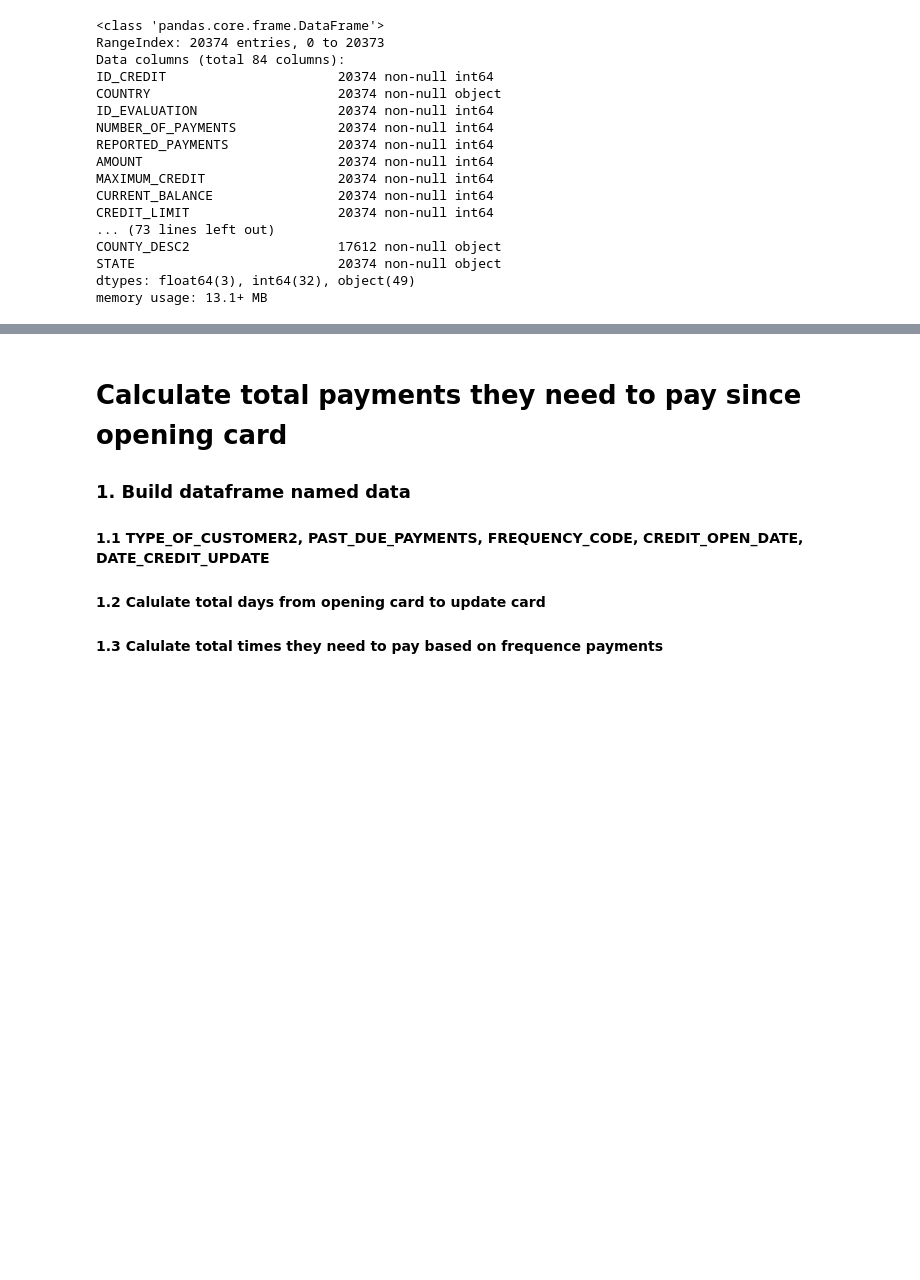
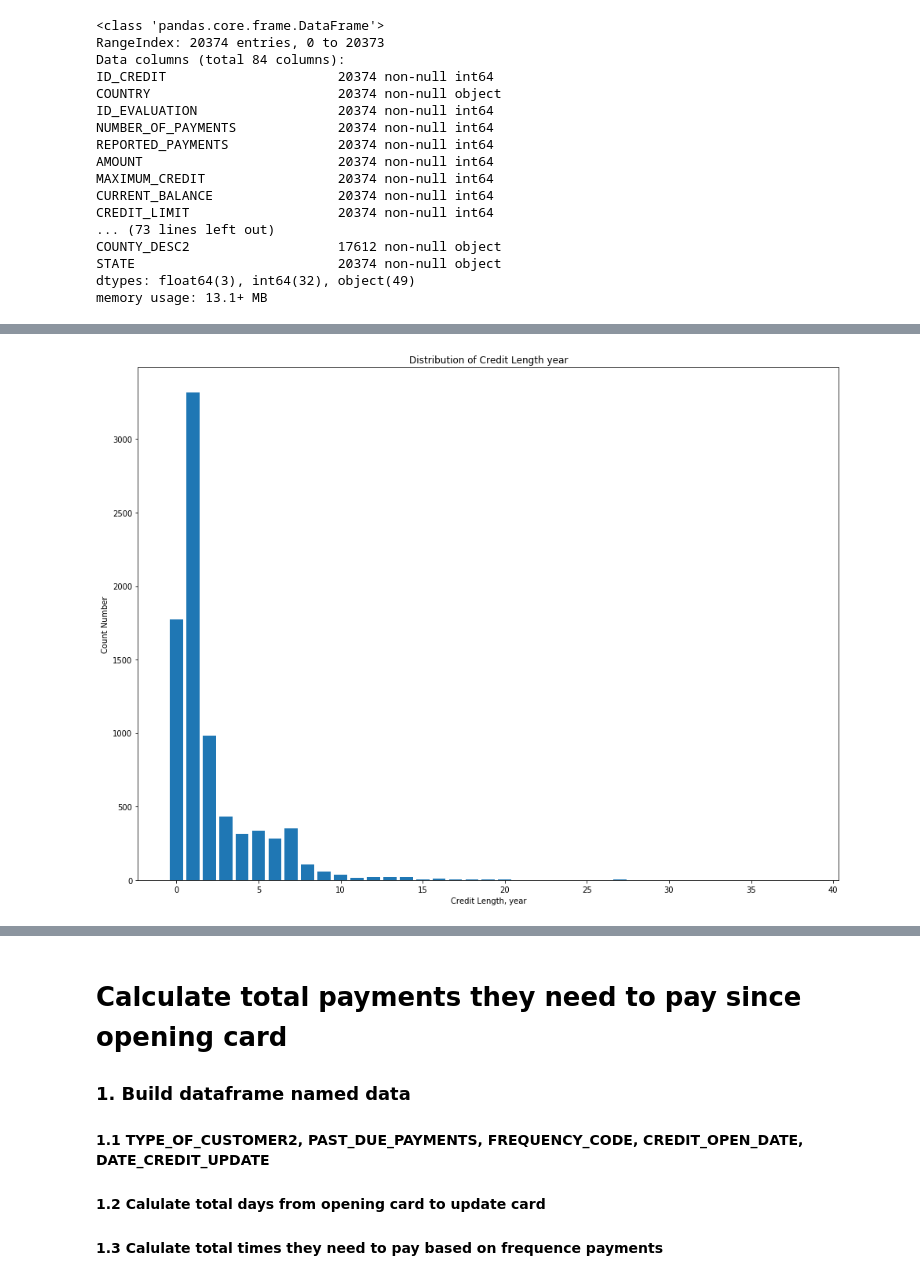
Before and after one commit to danaoke/Bank1, a Jupyter notebook: Data_process.ipynb, the cells around one changed output, grey strips where cells are left out. Saved outputs shown, nothing was run; the diff lists cells and outputs as text; code cells hidden in the pictures; blank space fills up the shorter version.

```diff
--- a/Data_process.ipynb
+++ b/Data_process.ipynb
@@ -314,0 +118,3 @@ integrate_data.to_excel("./DB_INTERGRATE_ENGLISH.xlsx")
+# %%
+data_person.CREDIT_OPEN_DATE=data_person.CREDIT_OPEN_DATE.fillna(0)
+data_person.DATE_CREDIT_UPDATE=data_person.DATE_CREDIT_UPDATE.fillna(0)
@@ -314,0 +127,8 @@ integrate_data.to_excel("./DB_INTERGRATE_ENGLISH.xlsx")
+# %%
+data_person.CREDIT_OPEN_DATE=pd.to_datetime(data_person.CREDIT_OPEN_DATE,format="%d%b%Y:%H:%M:%S")
+data_person.DATE_CREDIT_UPDATE=pd.to_datetime(data_person.DATE_CREDIT_UPDATE,format="%d%b%Y:%H:%M:%S")
+# %%
+creditlength_year=round((data_person.DATE_CREDIT_UPDATE-data_person.CREDIT_OPEN_DATE)/np.timedelta64(1, 'Y'))
+creditlength_month=round((data_person.DATE_CREDIT_UPDATE-data_person.CREDIT_OPEN_DATE)/np.timedelta64(1, 'M'))
+data_person.insert( 0,"Credit_Length_year", creditlength_year, True)
+data_person.insert( 1,"Credit_Length_month", creditlength_month, True)
@@ -314,0 +176,12 @@ integrate_data.to_excel("./DB_INTERGRATE_ENGLISH.xlsx")
+# %%
+#delete 70 years credit
+data_person=data_person[data_person.Credit_Length_year != 70]
+# Plot histogram of Credit Length of Year
+fig, ax = plt.subplots(figsize=(16, 12))
+ax.bar(data_person.loc[data_person['Fraud'] == 1].groupby('Credit_Length_year')['Fraud'].count ().index,data_person.loc[data_person['Fraud'] == 1].groupby('Credit_Length_year')['Fraud'].count ())
+ax.set_ylabel('Count Number')
+ax.set_xlabel('Credit Length, year')
+ax.set_title('Distribution of Credit Length year')
+plt.show()
+# %% [output]
+[figure, added]
```
Also changed, not shown: parts of 93 cells of this notebook.
